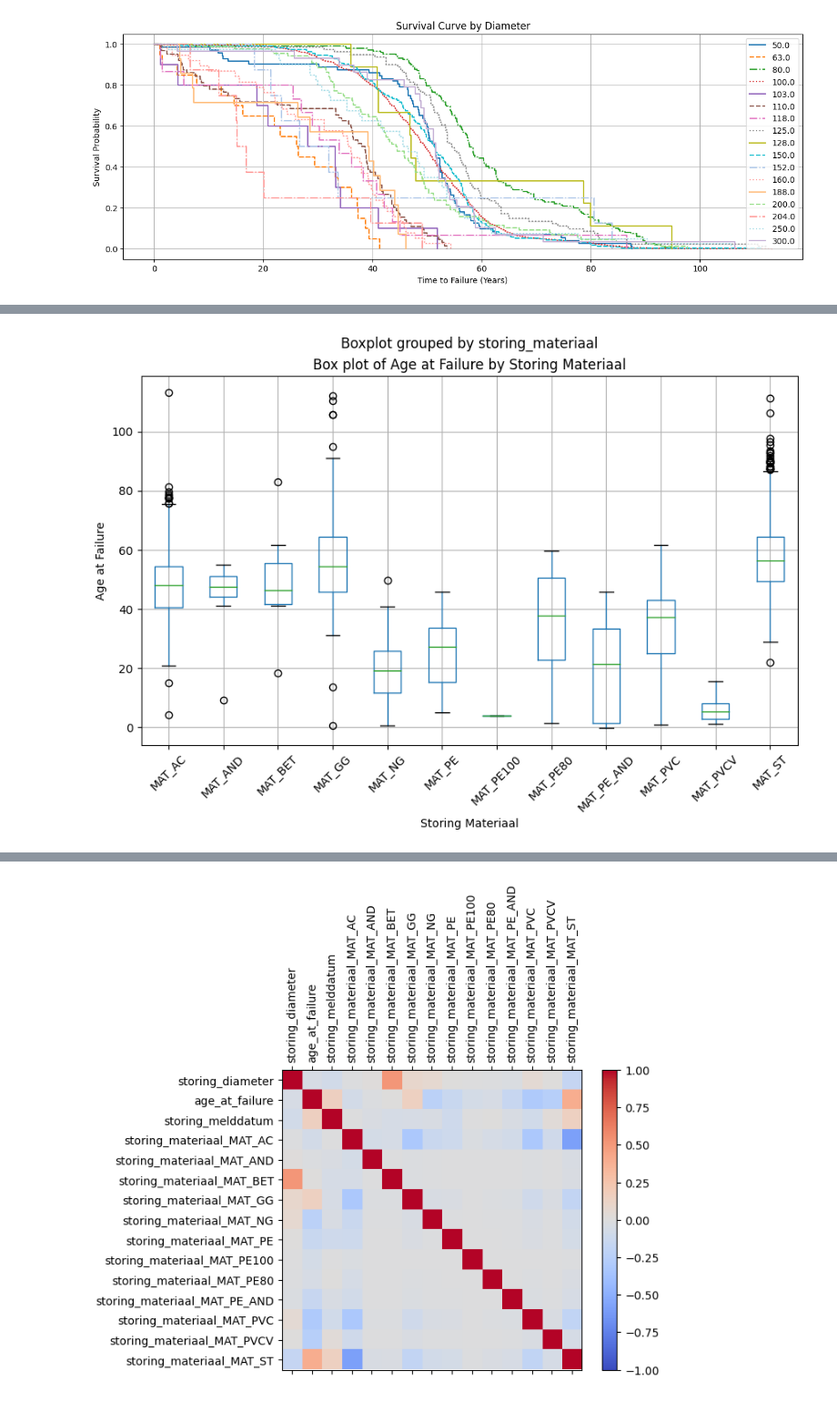
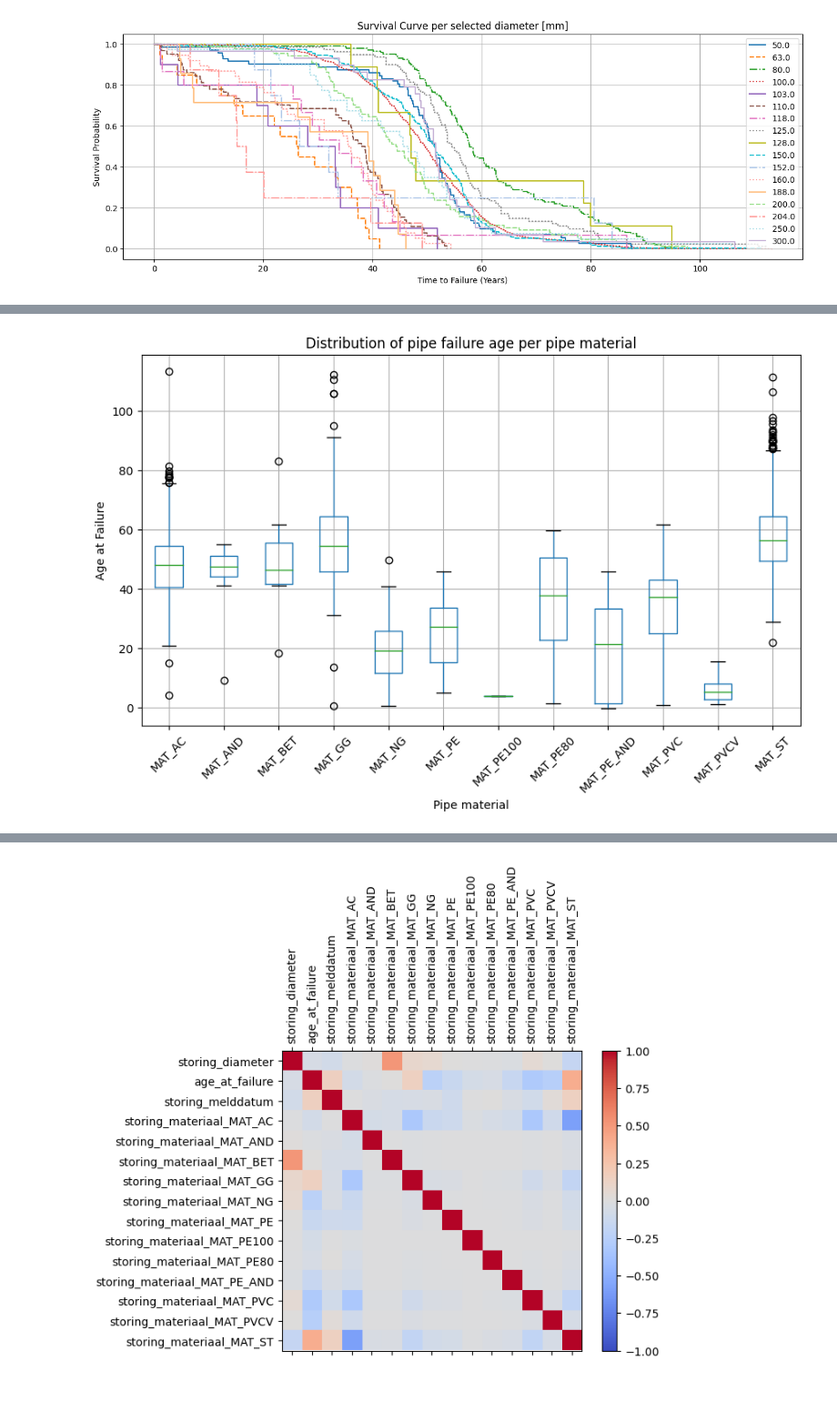
Before and after one commit to jipsteiger/ENVM1601, a Jupyter notebook: Failure_modelling/week3.ipynb, the cells around one changed output, grey strips where cells are left out. Shown at 91% size. Cells and saved outputs as stored; diff of their text form; code cells hidden in the pictures.

```diff
--- a/Failure_modelling/week3.ipynb
+++ b/Failure_modelling/week3.ipynb
@@ -102,13 +114,13 @@ for i, (material, group) in enumerate(failure_data_filtered.groupby('storing_dia
     line_style = next(line_style_cycle)
     kmf.plot(color=color, linestyle=line_style, label=material)
 
-plt.title('Survival Curve by Diameter')
+plt.title('Survival Curve per selected diameter [mm]')
 plt.xlabel('Time to Failure (Years)')
 plt.ylabel('Survival Probability')
 plt.grid()
 plt.show()
 # %% [output]
-[figure, old version]
+[figure, new version]
 # %%
 failure_data.keys()
 # %% [output]
@@ -129,15 +141,16 @@ Index(['index', 'Unnamed: 0', 'relatie_code', 'storing_idnummer',
       dtype='object')
 # %%
 boxplot = failure_data.boxplot(column='age_at_failure', by='storing_materiaal', figsize=(10, 6))
-plt.xlabel('Storing Materiaal')
+plt.xlabel('Pipe material')
 plt.ylabel('Age at Failure')
-plt.title('Box plot of Age at Failure by Storing Materiaal')
+plt.suptitle('')
+plt.title('Distribution of pipe failure age per pipe material')
 
 boxplot.set_xticklabels(boxplot.get_xticklabels(), rotation=45)
 
 plt.show()
 # %% [output]
-[figure, old version]
+[figure, new version]
 # %%
 import pandas as pd
 import matplotlib.pyplot as plt
```
Also changed, not shown: parts of 7 cells of this notebook.
